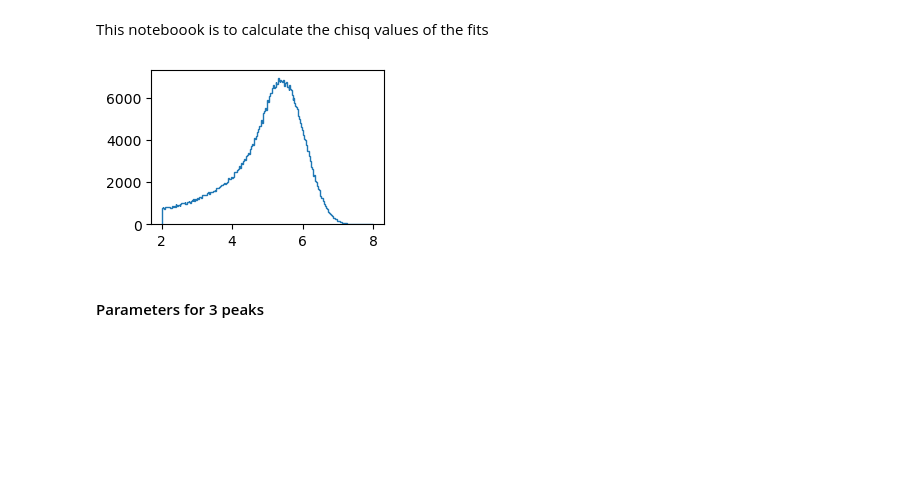
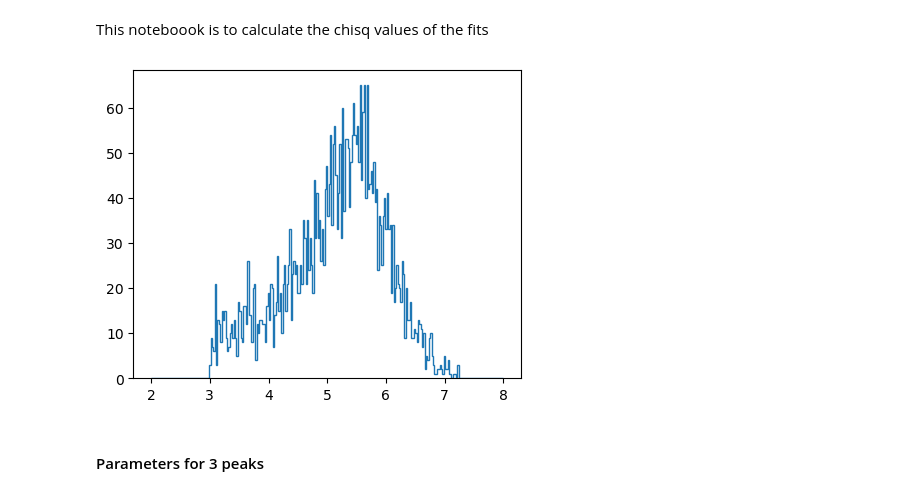
Before and after one commit to sophiemiddleton/SourceFitting, a Jupyter notebook: PythonFitting/GoodnessOfFit.ipynb, the cells around one changed output. Cells and saved outputs as stored; diff of their text form; code cells hidden in the pictures; blank space fills up the shorter version.

```diff
--- a/PythonFitting/GoodnessOfFit.ipynb
+++ b/PythonFitting/GoodnessOfFit.ipynb
@@ -11,19 +11,19 @@ import matplotlib.pyplot as plt
 import numpy as np
 import math
 # %%
-data = zfit.Data.from_root("mu2e_caloSimu_crySpec684_HS.root", "specTree", ["spec", "ratio", "ntrig", "stim", "time", "tErg"]) #importing data from root file
-#data = zfit.Data.from_root("mu2e_caloSimu_crySpec694.root", "specTree", ["spec", "ratio", "ntrig", "stim", "time", "tErg"]) #importing data from root file
-cryspec = zfit.Space(['x'], limits=(2,8)) #observable range:: 1.5 limit is placed in fcl file
-energy_unbinned = zfit.Data(data["spec"],obs=cryspec) #zfit.Data is used for unbinned data, obs has to be specified
+data = zfit.Data.from_root("mu2e_caloSimu_crySpec1345_simEdep.root", "specTree", ["spec", "ratio", "ntrig", "stim", "time", "tErg"]) #importing data from root file
+cryspec = zfit.Space(['x'], limits=(3,8)) #observable range:: 1.5 limit is placed in fcl file
+
+energy_unbinned= zfit.Data(data["spec"],obs=cryspec) #zfit.Data is used for unbinned data, obs has to be specified
 bin_count = 260 #trivially set depending on what we want the y axis to represent (x evts/kev)
-plt.figure(figsize=(3,2))
+plt.figure(figsize=(5,4))
 energy_binned, bin_location, patches = plt.hist(energy_unbinned,bins=bin_count,histtype='step',range=(2,8)) #binning energy values and creating an x array of bin location
 bin_centers =  (bin_location[1:] + bin_location[:-1])/2
 
 x_range= cryspec.area()
 scale = (len(energy_unbinned)/bin_count)*x_range #the pdfs are normalised to =1 so must apply scaling factor
 # %% [output]
-[figure, old version]
+[figure, new version]
 # %% [markdown]
 #### Parameters for 3 peaks
 # %%
```
Also changed, not shown: parts of 14 cells of this notebook, 6 other files.
